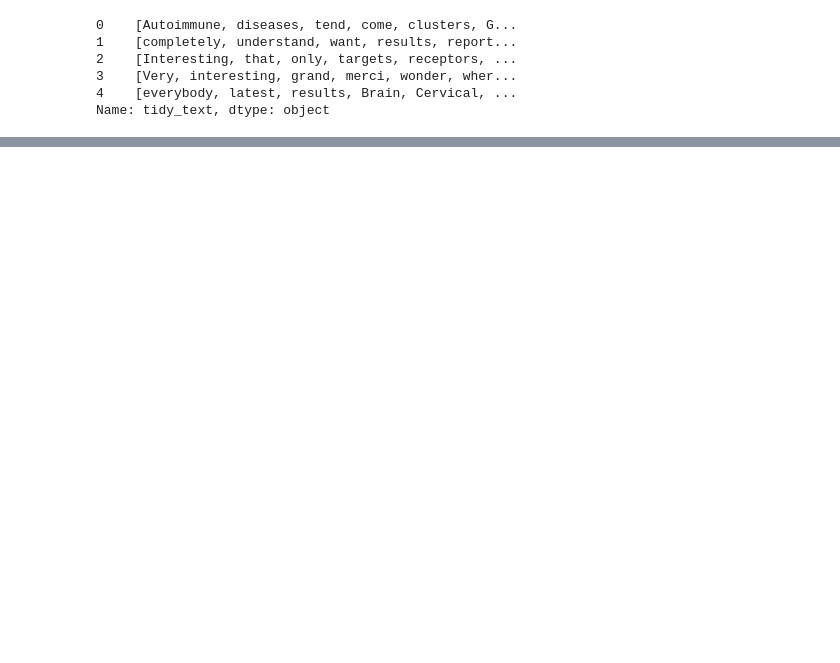
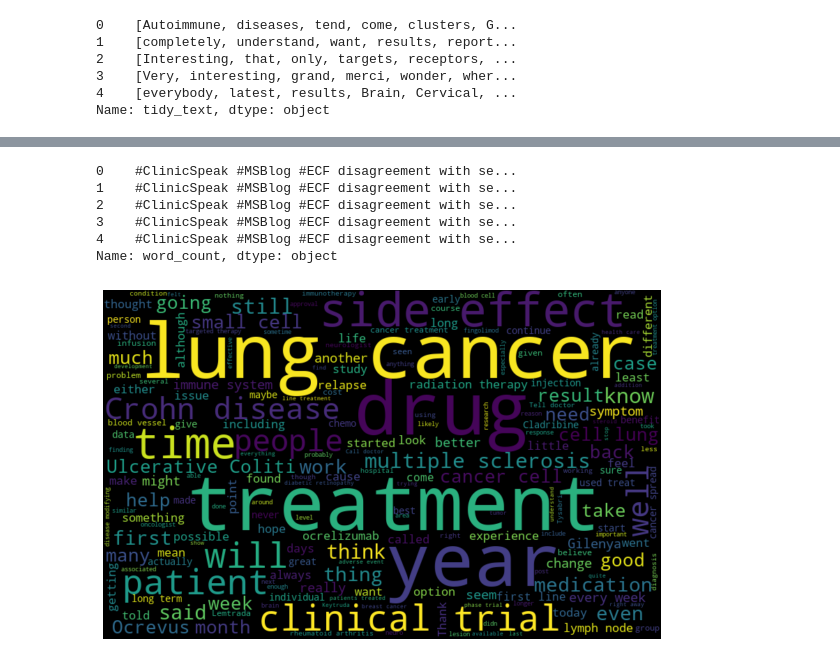
Before and after one commit to NilSagor/AV_ml_practice, a Jupyter notebook: innoplex/Untitled.ipynb, the cells around one changed output, grey strips where cells are left out. Saved outputs shown, nothing was run; the diff lists cells and outputs as text; code cells hidden in the pictures; blank space fills up the shorter version.

```diff
--- a/innoplex/Untitled.ipynb
+++ b/innoplex/Untitled.ipynb
@@ -187 +187,21 @@ data_raw['tidy_text'].head()
 Name: tidy_text, dtype: object
+# %%
+data_raw['word_count'] = data_raw['tidy_text'].sort_values().sum()
+data_raw['word_count'].head()
+# %% [output]
+0    #ClinicSpeak #MSBlog #ECF disagreement with se...
+1    #ClinicSpeak #MSBlog #ECF disagreement with se...
+2    #ClinicSpeak #MSBlog #ECF disagreement with se...
+3    #ClinicSpeak #MSBlog #ECF disagreement with se...
+4    #ClinicSpeak #MSBlog #ECF disagreement with se...
+Name: word_count, dtype: object
+# %%
+all_words = ' '.join([text for text in data_raw['tidy_text']])
+from wordcloud import WordCloud
+wordcloud = WordCloud(width = 800, height = 500, random_state = 21, max_font_size = 110).generate(all_words)
+plt.figure(figsize = (10,7))
+plt.imshow(wordcloud, interpolation = "bilinear")
+plt.axis("off")
+plt.show()
+# %% [output]
+[figure, added]
```
Also changed, not shown: parts of 7 cells of this notebook, 1 other file.
